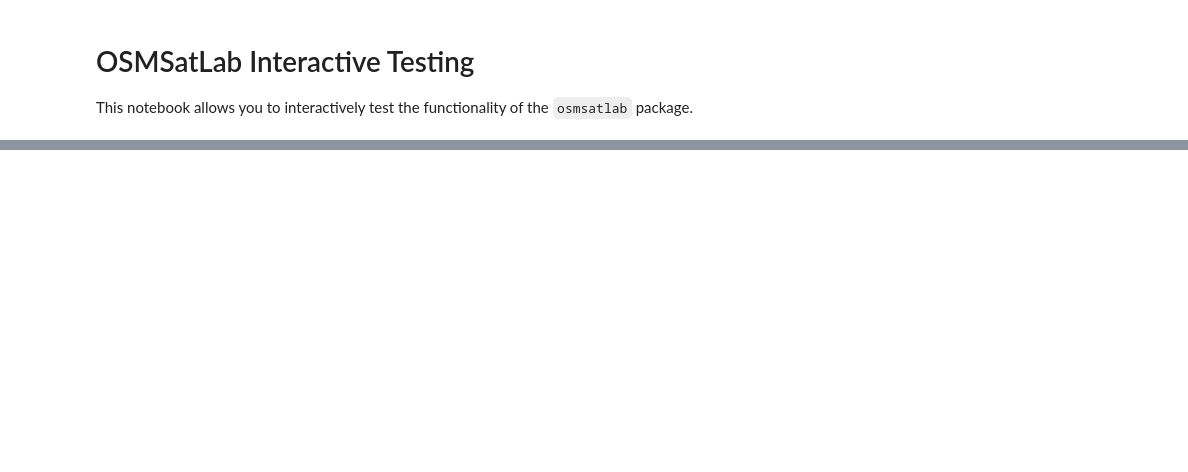
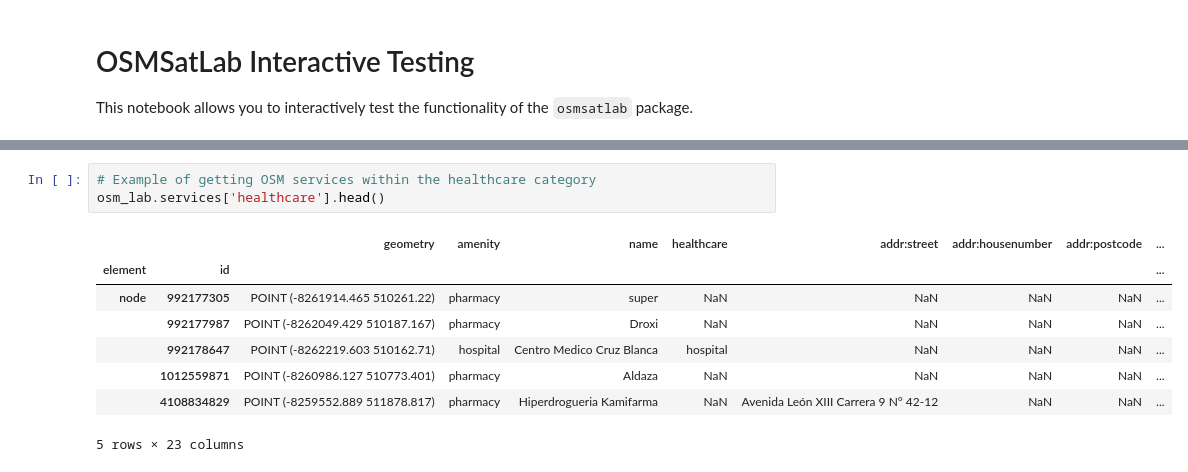
Before and after one commit to davidrers/osmsatlab, a Jupyter notebook: examples/interactive_testing.ipynb, the cells around one changed output, grey strips where cells are left out. Cells and saved outputs as stored; diff of their text form; blank space fills up the shorter version.

```diff
--- a/examples/interactive_testing.ipynb
+++ b/examples/interactive_testing.ipynb
@@ -136,0 +82,12 @@ people_per_service: 21946.1875
+# %%
+# Example of getting OSM services within the healthcare category
+osm_lab.services['healthcare'].head()
+# %% [output]
+|  |  | geometry | amenity | name | healthcare | addr:street | addr:housenumber | addr:postcode | ... |
+| element | id |  |  |  |  |  |  |  | ... |
+| node | 992177305 | POINT (-8261914.465 510261.22) | pharmacy | super | NaN | NaN | NaN | NaN | ... |
+|  | 992177987 | POINT (-8262049.429 510187.167) | pharmacy | Droxi | NaN | NaN | NaN | NaN | ... |
+|  | 992178647 | POINT (-8262219.603 510162.71) | hospital | Centro Medico Cruz Blanca | hospital | NaN | NaN | NaN | ... |
+|  | 1012559871 | POINT (-8260986.127 510773.401) | pharmacy | Aldaza | NaN | NaN | NaN | NaN | ... |
+|  | 4108834829 | POINT (-8259552.889 511878.817) | pharmacy | Hiperdrogueria Kamifarma | NaN | Avenida León XIII Carrera 9 N° 42-12 | NaN | NaN | ... |
+5 rows × 23 columns
```
Also changed, not shown: parts of 14 cells of this notebook, 1 other file.
